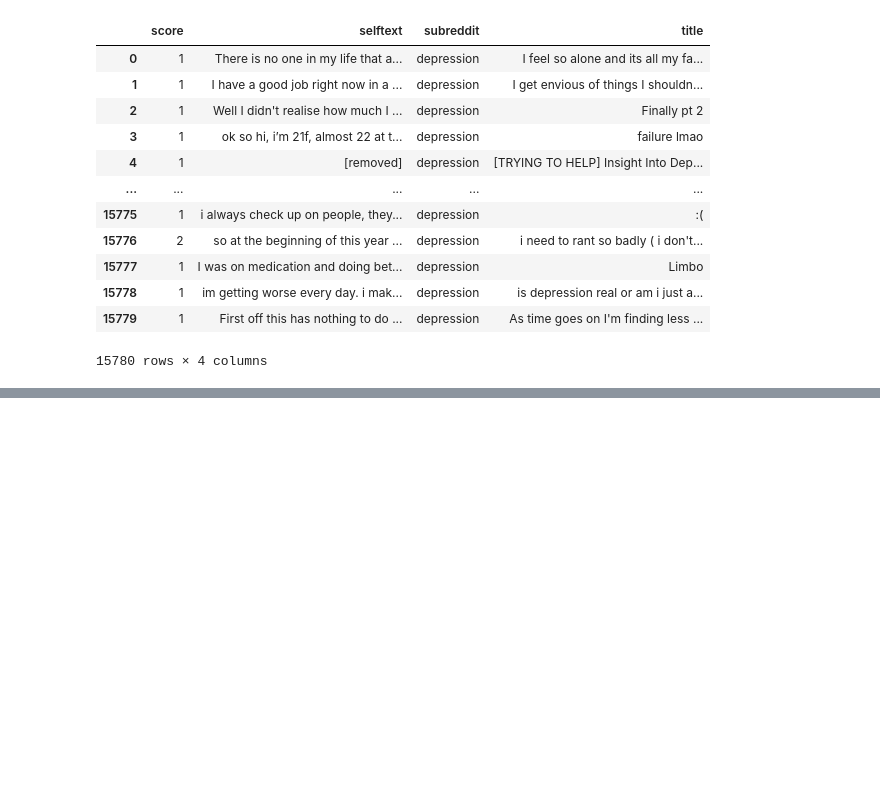
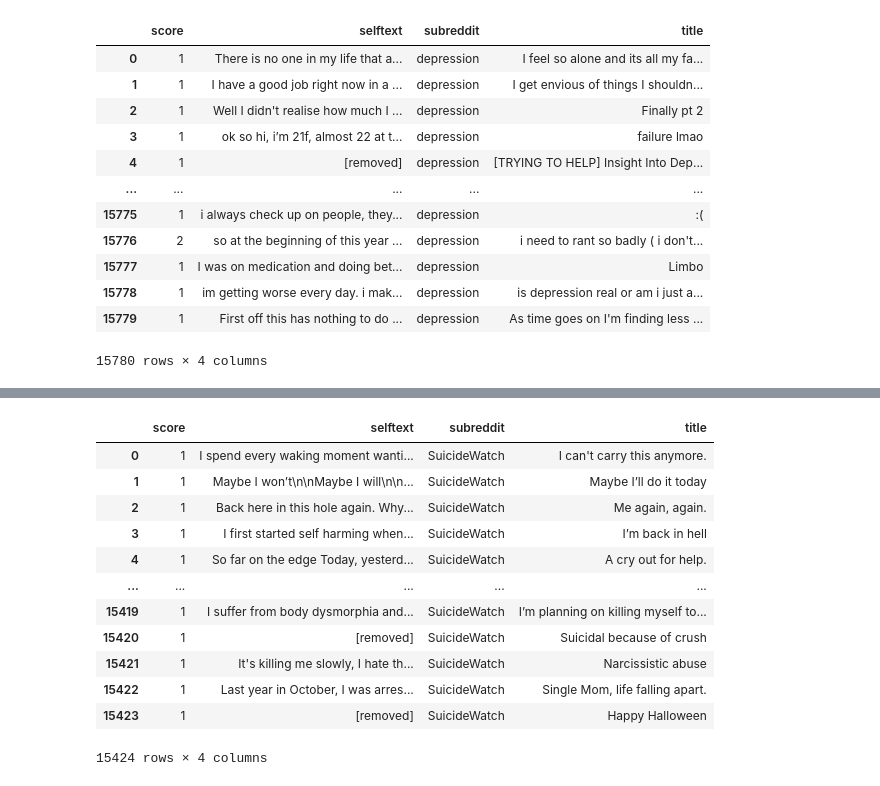
Before and after one commit to ManuSharanya/Social-Media-and-Mental-Health-BERT-, a Jupyter notebook: notebooks/dataset.ipynb, the cells around one changed output, grey strips where cells are left out. Saved outputs shown, nothing was run; the diff lists cells and outputs as text; code cells hidden in the pictures; blank space fills up the shorter version.

```diff
--- a/notebooks/dataset.ipynb
+++ b/notebooks/dataset.ipynb
@@ -210,0 +245,17 @@ df12
+# %%
+df15=pd.read_csv("swnov21.csv").drop(columns=['timestamp','author','Unnamed: 0','created_utc'])
+df15
+# %% [output]
+|  | score | selftext | subreddit | title |
+| 0 | 1 | I spend every waking moment wanti... | SuicideWatch | I can't carry this anymore. |
+| 1 | 1 | Maybe I won’t\n\nMaybe I will\n\n... | SuicideWatch | Maybe I’ll do it today |
+| 2 | 1 | Back here in this hole again. Why... | SuicideWatch | Me again, again. |
+| 3 | 1 | I first started self harming when... | SuicideWatch | I’m back in hell |
+| 4 | 1 | So far on the edge Today, yesterd... | SuicideWatch | A cry out for help. |
+| ... | ... | ... | ... | ... |
+| 15419 | 1 | I suffer from body dysmorphia and... | SuicideWatch | I’m planning on killing myself to... |
+| 15420 | 1 | [removed] | SuicideWatch | Suicidal because of crush |
+| 15421 | 1 | It's killing me slowly, I hate th... | SuicideWatch | Narcissistic abuse |
+| 15422 | 1 | Last year in October, I was arres... | SuicideWatch | Single Mom, life falling apart. |
+| 15423 | 1 | [removed] | SuicideWatch | Happy Halloween |
+15424 rows × 4 columns
```
Also changed, not shown: parts of 6 cells of this notebook, 2 other files.
